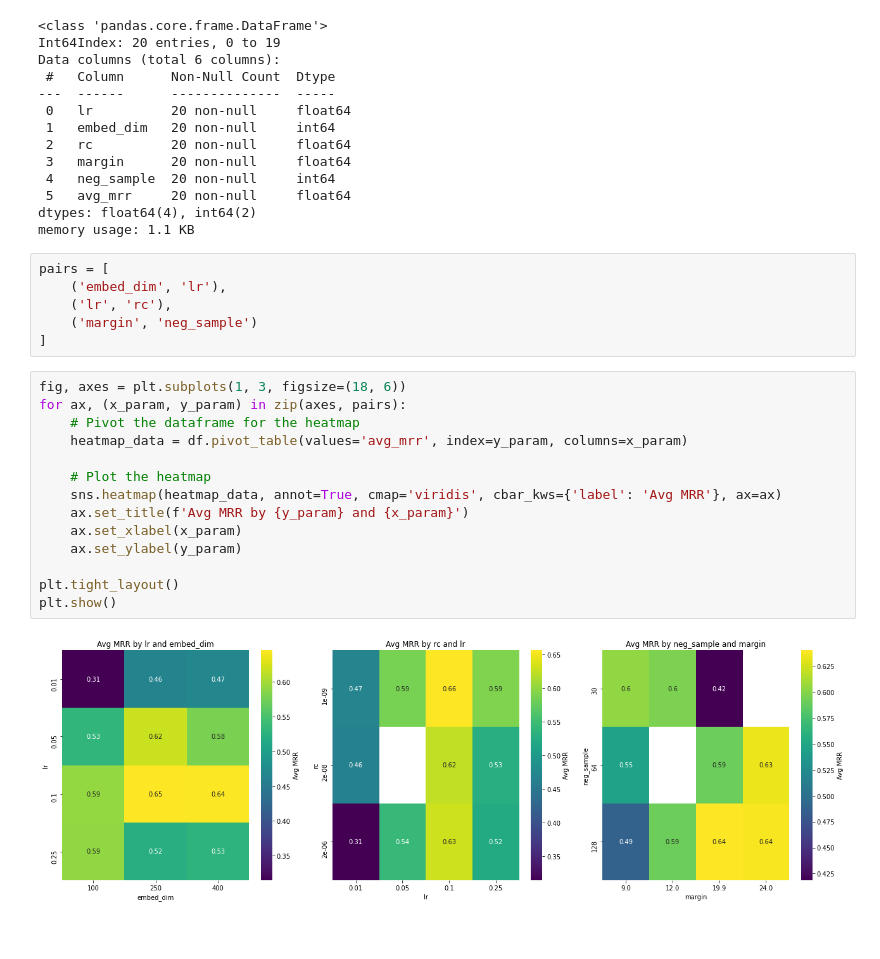
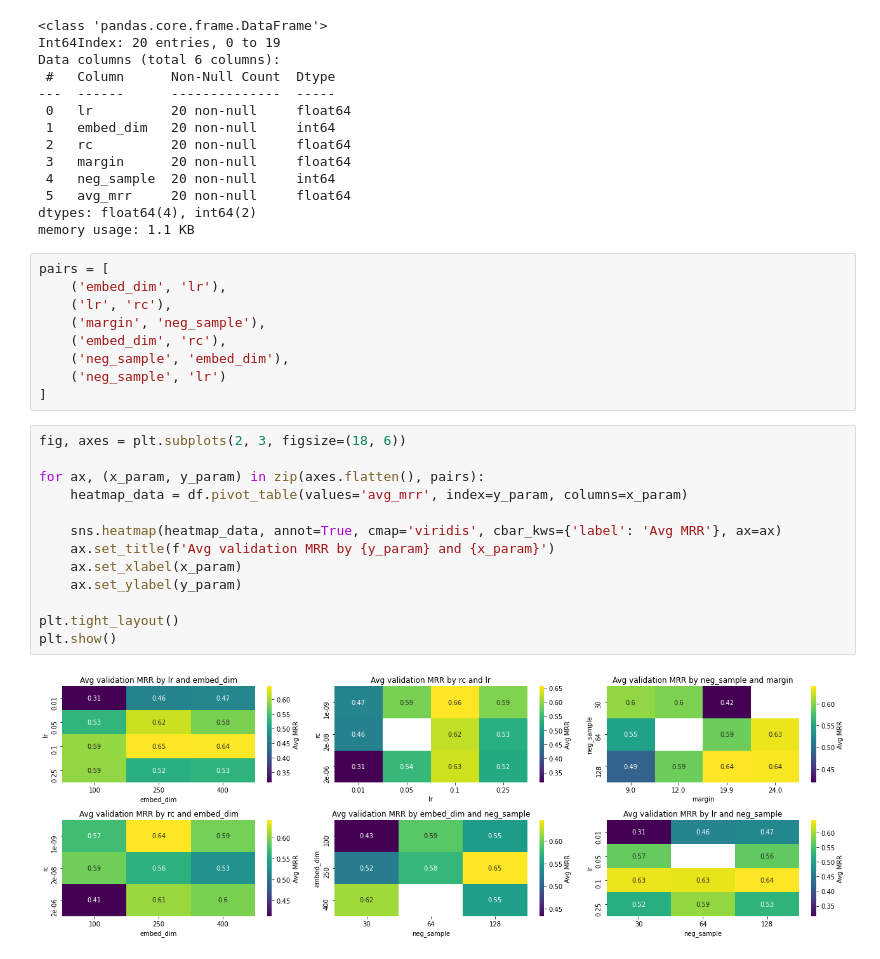
Before and after one commit to sanyabt/npkg-embedding, a Jupyter notebook: dglke-modeling/plot-hpo-trials.ipynb, the cells around one changed output. Saved outputs shown, nothing was run; the diff lists cells and outputs as text; blank space fills up the shorter version.

Commit message:
update hpo plotting

```diff
--- a/dglke-modeling/plot-hpo-trials.ipynb
+++ b/dglke-modeling/plot-hpo-trials.ipynb
@@ -61,21 +61,23 @@ memory usage: 1.1 KB
 pairs = [
     ('embed_dim', 'lr'),
     ('lr', 'rc'),
-    ('margin', 'neg_sample')
+    ('margin', 'neg_sample'),
+    ('embed_dim', 'rc'),
+    ('neg_sample', 'embed_dim'),
+    ('neg_sample', 'lr')
 ]
 # %%
-fig, axes = plt.subplots(1, 3, figsize=(18, 6))
-for ax, (x_param, y_param) in zip(axes, pairs):
-    # Pivot the dataframe for the heatmap
+fig, axes = plt.subplots(2, 3, figsize=(18, 6))
+
+for ax, (x_param, y_param) in zip(axes.flatten(), pairs):
     heatmap_data = df.pivot_table(values='avg_mrr', index=y_param, columns=x_param)
 
-    # Plot the heatmap
     sns.heatmap(heatmap_data, annot=True, cmap='viridis', cbar_kws={'label': 'Avg MRR'}, ax=ax)
-    ax.set_title(f'Avg MRR by {y_param} and {x_param}')
+    ax.set_title(f'Avg validation MRR by {y_param} and {x_param}')
     ax.set_xlabel(x_param)
     ax.set_ylabel(y_param)
 
 plt.tight_layout()
 plt.show()
 # %% [output]
-[figure, old version]
+[figure, new version]
```
